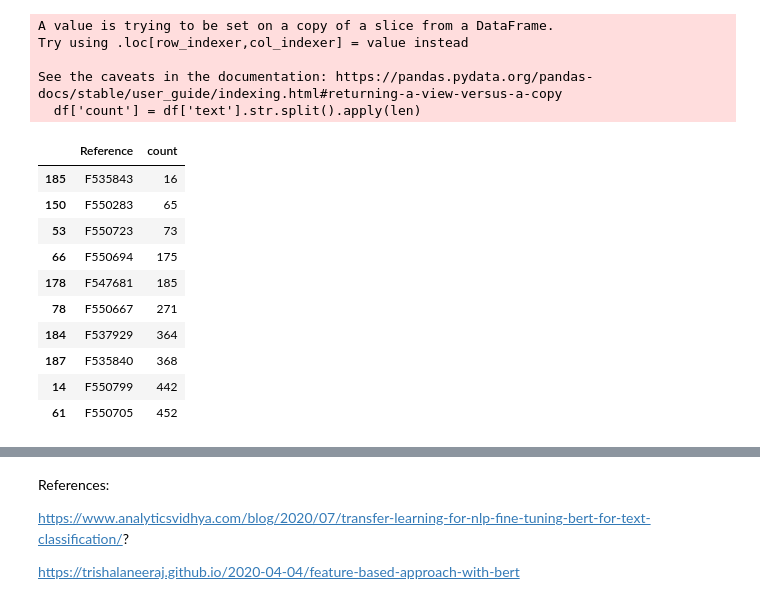
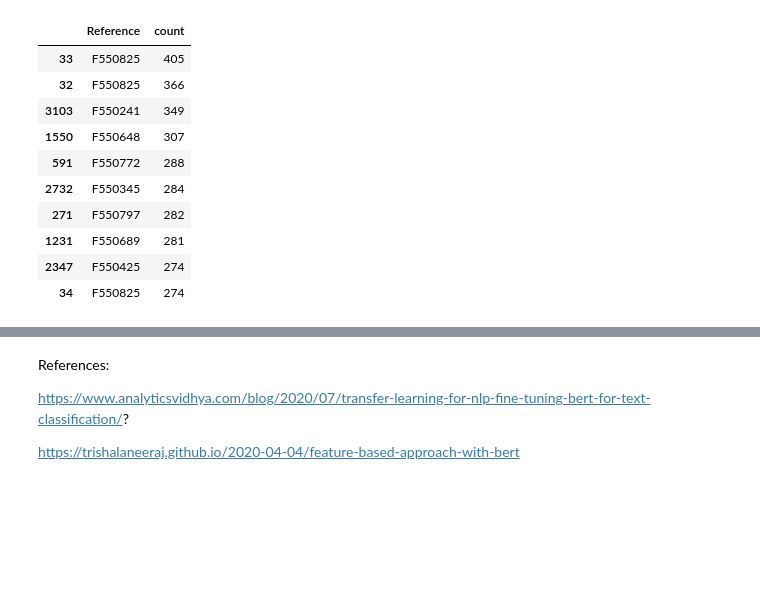
Before and after one commit to adellegia/watermelon, a Jupyter notebook: src/BERT_tl.ipynb, the cells around one changed output, grey strips where cells are left out. Drawn from its saved outputs; the diff is of its cells as text; code cells hidden in the pictures; blank space fills up the shorter version.

Commit message:
pre-process data, rerun binary classification with BERT tl

```diff
--- a/src/BERT_tl.ipynb
+++ b/src/BERT_tl.ipynb
@@ -8,6 +2,4 @@
 import pandas as pd
 import numpy as np
 # %%
-df_merged = pd.read_json(r"../data/merged_labels_txt.json")
-
-df = df_merged[df_merged['language']=="en"]
+df = pd.read_json(r"../data/df_final.json")
@@ -14 +26,6 @@ df = df_merged[df_merged['language']=="en"]
+# %%
+from sklearn.preprocessing import LabelEncoder
+le = LabelEncoder()
+df['label.132'] = le.fit_transform(df['label_132'])
+df['label.134'] = le.fit_transform(df['label_134'])
 # %%
@@ -19,5 +36,0 @@ Name: language, dtype: int64
-# %%
-from sklearn.preprocessing import LabelEncoder
-le = LabelEncoder()
-df['label'] = le.fit_transform(df['Q132'])
-df['label2'] = le.fit_transform(df['Q134'])
@@ -35,21 +37,17 @@ See the caveats in the documentation: https://pandas.pydata.org/pandas-docs/stab
+# %%
+#only use pdf submissions
+df = df[df['submit']==1]
 # %%
-df['count'] = df['text'].str.split().apply(len)
-df['count']
-df.sort_values(by='count', ascending=True)[['Reference', 'count']].head(10)
+df.sort_values(by='count', ascending=False)[['Reference', 'count']].head(10)
 # %% [output]
-A value is trying to be set on a copy of a slice from a DataFrame.
-Try using .loc[row_indexer,col_indexer] = value instead
-
-See the caveats in the documentation: https://pandas.pydata.org/pandas-docs/stable/user_guide/indexing.html#returning-a-view-versus-a-copy
-  df['count'] = df['text'].str.split().apply(len)
 |  | Reference | count |
-| 185 | F535843 | 16 |
-| 150 | F550283 | 65 |
-| 53 | F550723 | 73 |
-| 66 | F550694 | 175 |
-| 178 | F547681 | 185 |
-| 78 | F550667 | 271 |
-| 184 | F537929 | 364 |
-| 187 | F535840 | 368 |
-| 14 | F550799 | 442 |
-| 61 | F550705 | 452 |
+| 33 | F550825 | 405 |
+| 32 | F550825 | 366 |
+| 3103 | F550241 | 349 |
+| 1550 | F550648 | 307 |
+| 591 | F550772 | 288 |
+| 2732 | F550345 | 284 |
+| 271 | F550797 | 282 |
+| 1231 | F550689 | 281 |
+| 2347 | F550425 | 274 |
+| 34 | F550825 | 274 |
```
Also changed, not shown: parts of 23 cells of this notebook, 4 other files.
